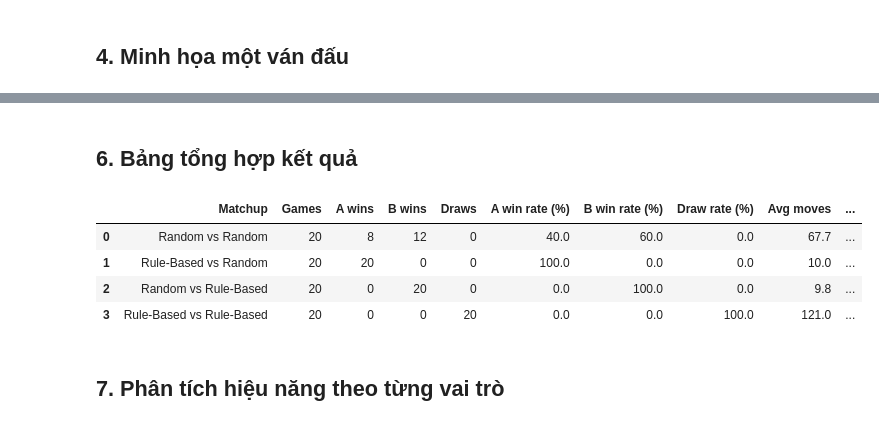
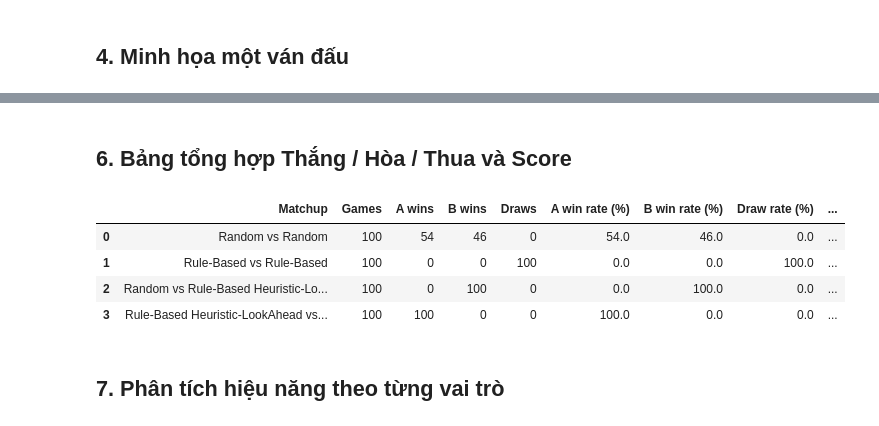
Before and after one commit to SGU-2627-PBL-AdvancedAI/caro_ai_11x11, a Jupyter notebook: notebooks/01_rulebase_random.ipynb, the cells around one changed output, grey strips where cells are left out. Saved outputs shown, nothing was run; the diff lists cells and outputs as text; code cells hidden in the pictures.

Commit message:
fix(level2):chỉnh sửa thuật toán trong rule_base_agent.py

```diff
--- a/notebooks/01_rulebase_random.ipynb
+++ b/notebooks/01_rulebase_random.ipynb
@@ -157,31 +413,40 @@ Tổng số ván: 80
 # %% [markdown]
-## 6. Bảng tổng hợp kết quả
+## 6. Bảng tổng hợp Thắng / Hòa / Thua và Score
 # %%
 summary_rows = []
 for matchup_name, group in results_df.groupby("matchup", sort=False):
     a_wins = int((group["winner"] == "A").sum())
     b_wins = int((group["winner"] == "B").sum())
     draws = int((group["winner"] == "Draw").sum())
     n = len(group)
+    a_score = a_wins + 0.5 * draws
+    b_score = b_wins + 0.5 * draws
     summary_rows.append({
-        "Matchup": matchup_name, "Games": n,
-        "A wins": a_wins, "B wins": b_wins, "Draws": draws,
-        "A win rate (%)": round(100*a_wins/n, 2),
-        "B win rate (%)": round(100*b_wins/n, 2),
-        "Draw rate (%)": round(100*draws/n, 2),
+        "Matchup": matchup_name,
+        "Games": n,
+        "A wins": a_wins,
+        "B wins": b_wins,
+        "Draws": draws,
+        "A win rate (%)": round(100 * a_wins / n, 2),
+        "B win rate (%)": round(100 * b_wins / n, 2),
+        "Draw rate (%)": round(100 * draws / n, 2),
+        "A Score (W + 0.5D)": round(a_score, 2),
+        "B Score (W + 0.5D)": round(b_score, 2),
+        "A Score rate (%)": round(100 * a_score / n, 2),
+        "B Score rate (%)": round(100 * b_score / n, 2),
         "Avg moves": round(group["moves"].mean(), 2),
-        "Avg X decision (ms)": round(group["x_avg_ms"].mean(), 3),
-        "Avg O decision (ms)": round(group["o_avg_ms"].mean(), 3),
+        "Avg A decision (ms)": round(group["a_avg_ms"].mean(), 3),
+        "Avg B decision (ms)": round(group["b_avg_ms"].mean(), 3),
     })
 summary_df = pd.DataFrame(summary_rows)
 summary_df.to_csv(TABLE_DIR / "tournament_summary.csv", index=False, encoding="utf-8-sig")
 display(summary_df)
 # %% [output]
-|  | Matchup | Games | A wins | B wins | Draws | A win rate (%) | B win rate (%) | Draw rate (%) | Avg moves | ... |
-| 0 | Random vs Random | 20 | 8 | 12 | 0 | 40.0 | 60.0 | 0.0 | 67.7 | ... |
-| 1 | Rule-Based vs Random | 20 | 20 | 0 | 0 | 100.0 | 0.0 | 0.0 | 10.0 | ... |
-| 2 | Random vs Rule-Based | 20 | 0 | 20 | 0 | 0.0 | 100.0 | 0.0 | 9.8 | ... |
-| 3 | Rule-Based vs Rule-Based | 20 | 0 | 0 | 20 | 0.0 | 0.0 | 100.0 | 121.0 | ... |
+|  | Matchup | Games | A wins | B wins | Draws | A win rate (%) | B win rate (%) | Draw rate (%) | ... |
+| 0 | Random vs Random | 100 | 54 | 46 | 0 | 54.0 | 46.0 | 0.0 | ... |
+| 1 | Rule-Based vs Rule-Based | 100 | 0 | 0 | 100 | 0.0 | 0.0 | 100.0 | ... |
+| 2 | Random vs Rule-Based Heuristic-Lo... | 100 | 0 | 100 | 0 | 0.0 | 100.0 | 0.0 | ... |
+| 3 | Rule-Based Heuristic-LookAhead vs... | 100 | 100 | 0 | 0 | 100.0 | 0.0 | 0.0 | ... |
 # %% [markdown]
 ## 7. Phân tích hiệu năng theo từng vai trò
 # %%
```
Also changed, not shown: parts of 12 cells of this notebook, 12 other files.
